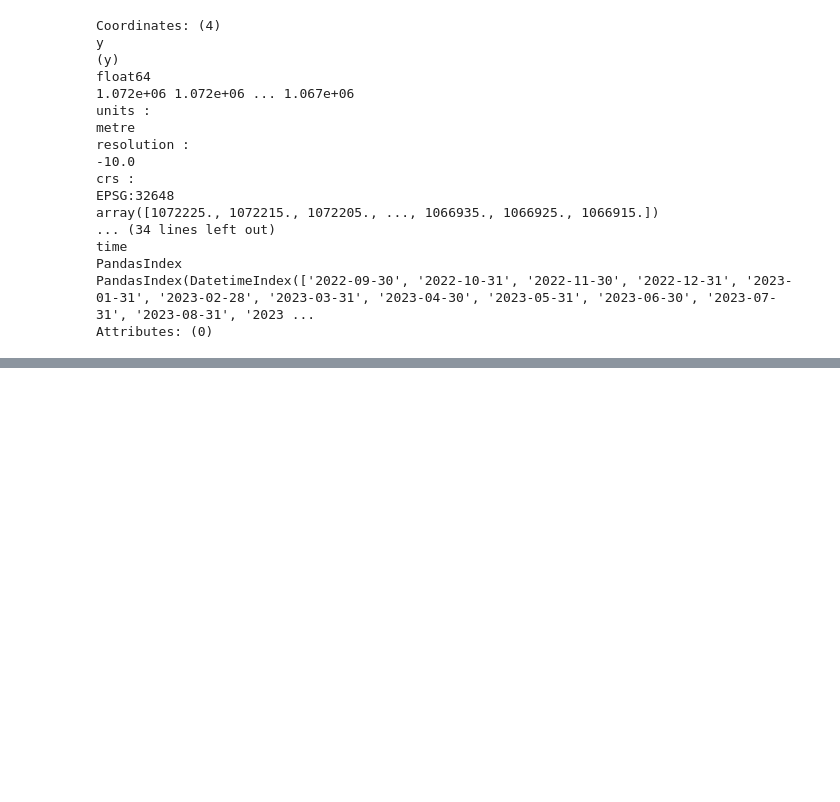
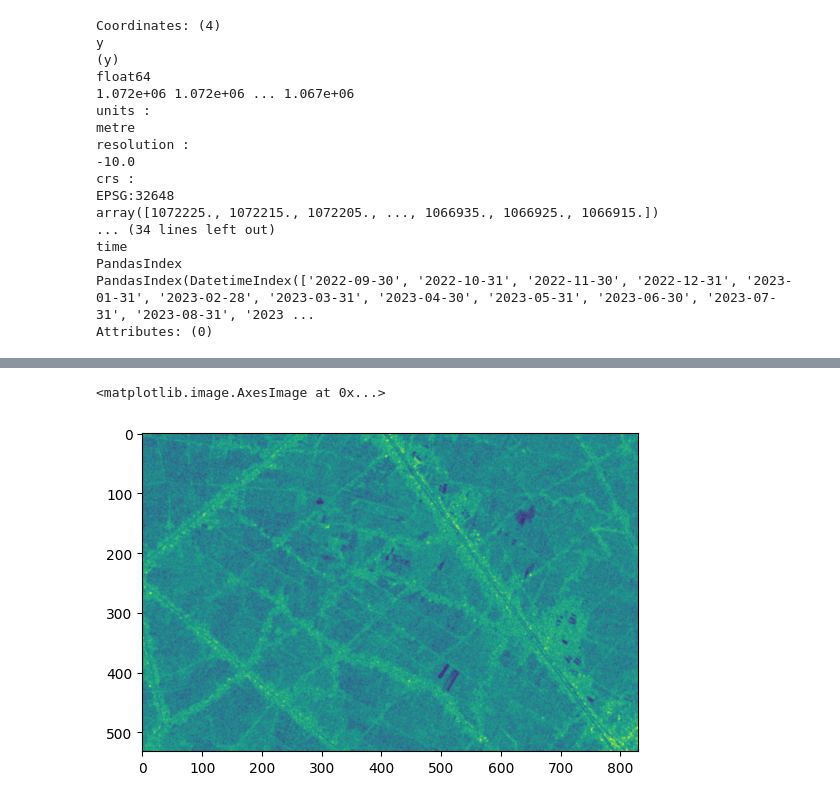
Before and after one commit to nghiadang0312/CSIROBoeingPhase4-Vietnam, a Jupyter notebook: predict.ipynb, the cells around one changed output, grey strips where cells are left out. Saved outputs shown, nothing was run; the diff lists cells and outputs as text; code cells hidden in the pictures; blank space fills up the shorter version.

```diff
--- a/predict.ipynb
+++ b/predict.ipynb
@@ -392,0 +321,5 @@ vh_vv_data = xr.concat([dsvh, dsvv], dim='time')
+# %%
+plt.imshow(dsvh.isel(band=5))
+# %% [output]
+<matplotlib.image.AxesImage at 0x...>
+[figure, added]
```
Also changed, not shown: parts of 38 cells of this notebook, 2 other files.
